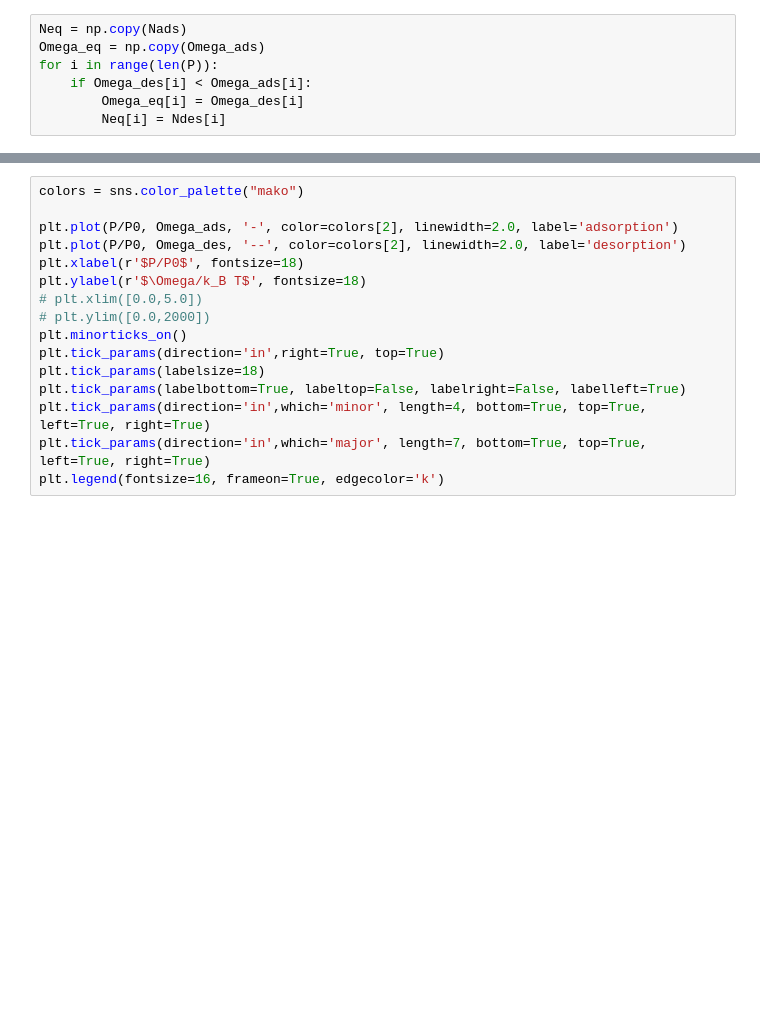
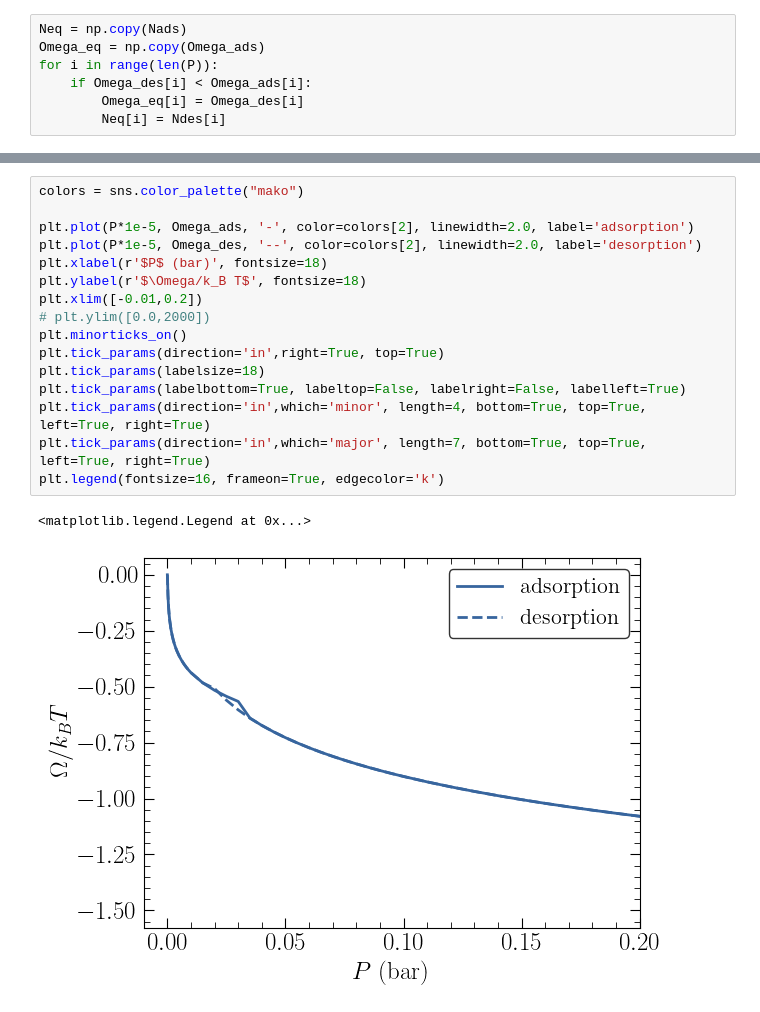
Before and after one commit to lucas-j-santos/LJS-cDFT, a Jupyter notebook: examples/n2_slit.ipynb, the cells around one changed output, grey strips where cells are left out. Saved outputs shown, nothing was run; the diff lists cells and outputs as text; blank space fills up the shorter version.

```diff
--- a/examples/n2_slit.ipynb
+++ b/examples/n2_slit.ipynb
@@ -133,16 +174,19 @@ plt.legend(fontsize=16, frameon=True, edgecolor='k')
 # %%
 colors = sns.color_palette("mako")
 
-plt.plot(P/P0, Omega_ads, '-', color=colors[2], linewidth=2.0, label='adsorption')
-plt.plot(P/P0, Omega_des, '--', color=colors[2], linewidth=2.0, label='desorption')
-plt.xlabel(r'$P/P0$', fontsize=18)
+plt.plot(P*1e-5, Omega_ads, '-', color=colors[2], linewidth=2.0, label='adsorption')
+plt.plot(P*1e-5, Omega_des, '--', color=colors[2], linewidth=2.0, label='desorption')
+plt.xlabel(r'$P$ (bar)', fontsize=18)
 plt.ylabel(r'$\Omega/k_B T$', fontsize=18)
-# plt.xlim([0.0,5.0])
+plt.xlim([-0.01,0.2])
 # plt.ylim([0.0,2000])
 plt.minorticks_on()
 plt.tick_params(direction='in',right=True, top=True)
 plt.tick_params(labelsize=18)
 plt.tick_params(labelbottom=True, labeltop=False, labelright=False, labelleft=True)
 plt.tick_params(direction='in',which='minor', length=4, bottom=True, top=True, left=True, right=True)
 plt.tick_params(direction='in',which='major', length=7, bottom=True, top=True, left=True, right=True)
 plt.legend(fontsize=16, frameon=True, edgecolor='k')
+# %% [output]
+<matplotlib.legend.Legend at 0x...>
+[figure, added]
```
Also changed, not shown: parts of 6 cells of this notebook, 7 other files.
